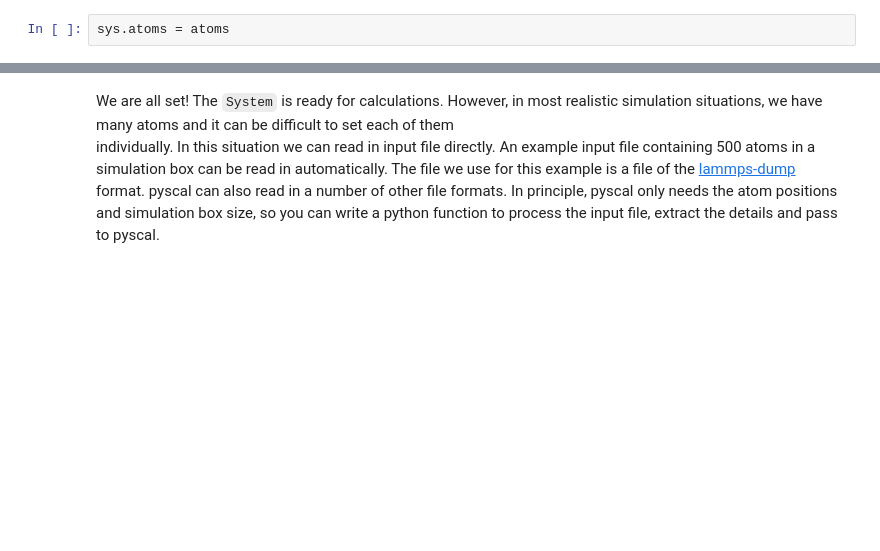
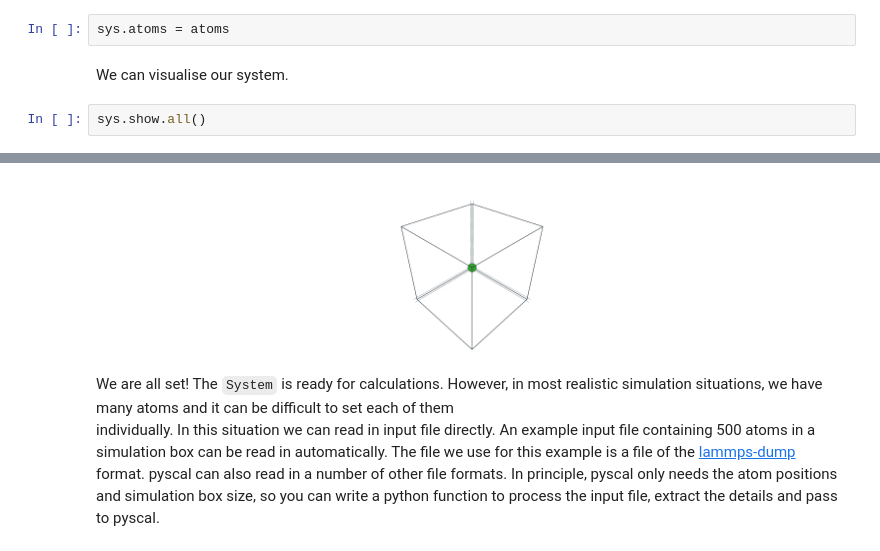
Before and after one commit to pyscal/pyscal3, a Jupyter notebook: examples/01_getting_started.ipynb, the cells around one changed output, grey strips where cells are left out. Cells and saved outputs as stored; diff of their text form; blank space fills up the shorter version.

```diff
--- a/examples/01_getting_started.ipynb
+++ b/examples/01_getting_started.ipynb
@@ -62,3 +63,8 @@ For more details about the `Atoms` class, please see further examples.
 Now we can add the atoms to the `System` we created before.
 # %%
 sys.atoms = atoms
+# %% [markdown]
+We can visualise our system.
+# %%
+sys.show.all()
+# %% [output]
@@ -65,3 +72,4 @@ sys.atoms = atoms
+[figure, added]
 # %% [markdown]
 We are all set! The `System` is ready for calculations. However, in most realistic simulation situations, we have many atoms and it can be difficult to set each of them
 individually. In this situation we can read in input file directly. An example input file containing 500 atoms in a simulation box can be read in automatically. The file we use for this example is a file of the [lammps-dump](https://lammps.sandia.gov/doc/dump.html) format. pyscal can also read in a number of other file formats. In principle, pyscal only needs the atom positions and simulation box size, so you can write a python function to process the input file, extract the details and pass to pyscal.
```
Also changed, not shown: parts of 5 cells of this notebook, 12 other files.
